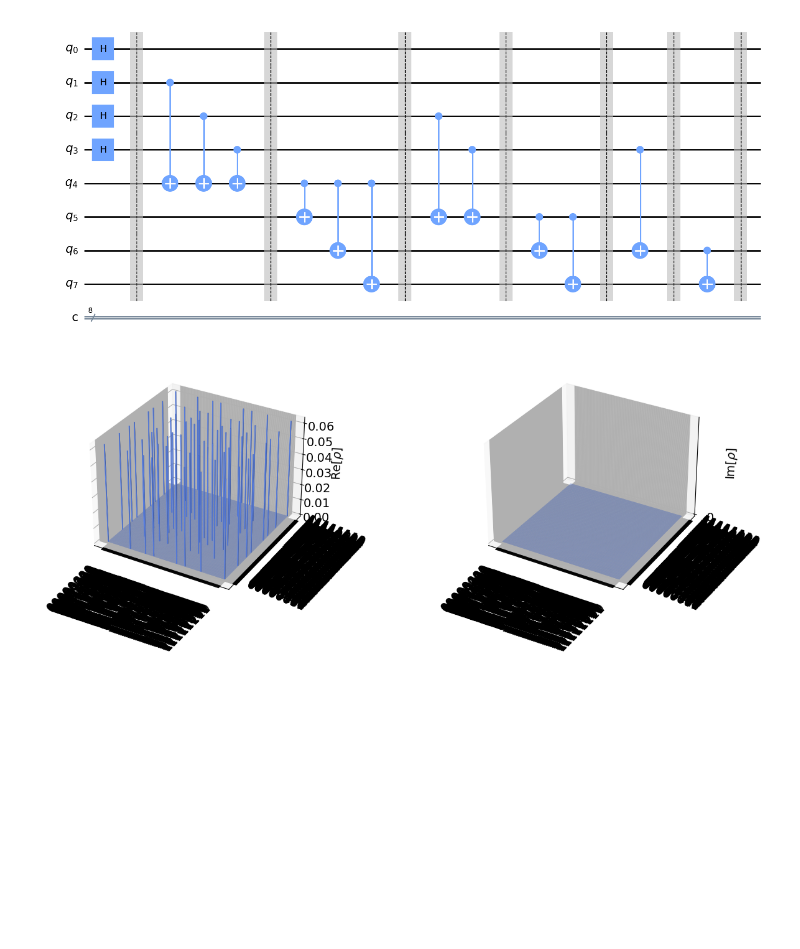
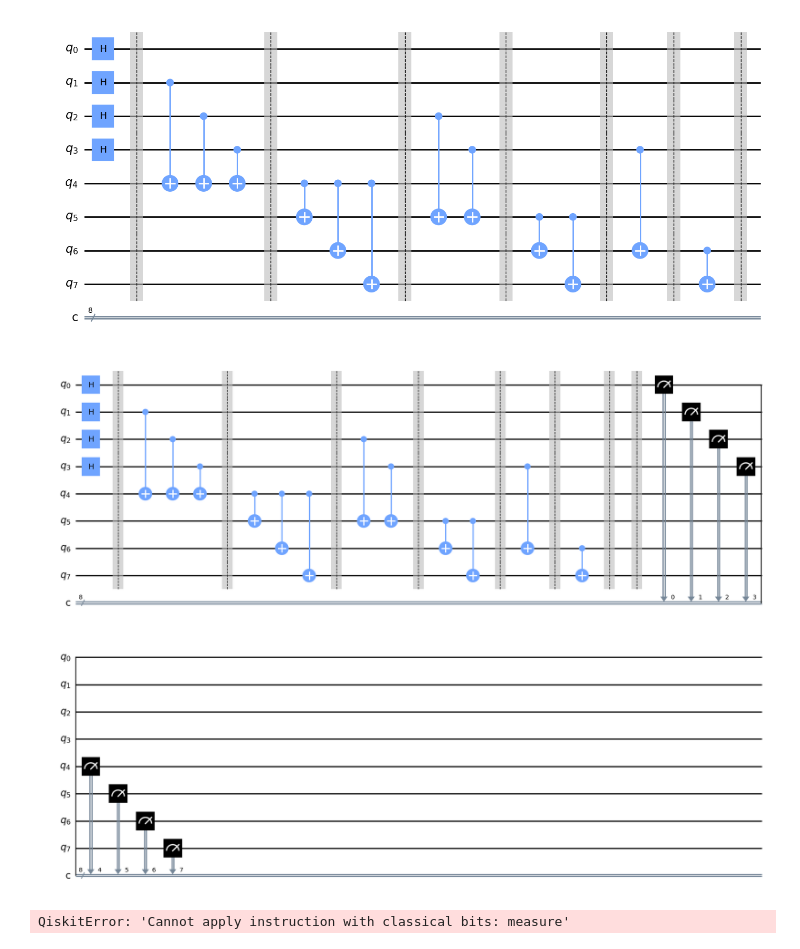
Before and after one commit to Mathieu-Chateigner/Quantum_IT, a Jupyter notebook: TP2/Enigme_2_Les_quatres_chevelures.ipynb, the cells around one changed output. Cells and saved outputs as stored; diff of their text form; code cells hidden in the pictures; blank space fills up the shorter version.

```diff
--- a/TP2/Enigme_2_Les_quatres_chevelures.ipynb
+++ b/TP2/Enigme_2_Les_quatres_chevelures.ipynb
@@ -79,4 +79,9 @@ enigme.barrier(0,1,2,3,4,5,6,7)
 enigme.draw('mpl')
 # %% [output]
 [figure]
+# %%
+enigme.measure_all(add_bits=False)
+enigme.draw('mpl')
+# %% [output]
+[figure, added]
 # %%
@@ -84,4 +90,3 @@ from qiskit.visualization import plot_state_city
 # %%
-plot_state_city(enigme)
 # %% [output]
-[figure, removed]
+QiskitError: 'Cannot apply instruction with classical bits: measure'
```
Also changed, not shown: parts of 1 cell of this notebook.
